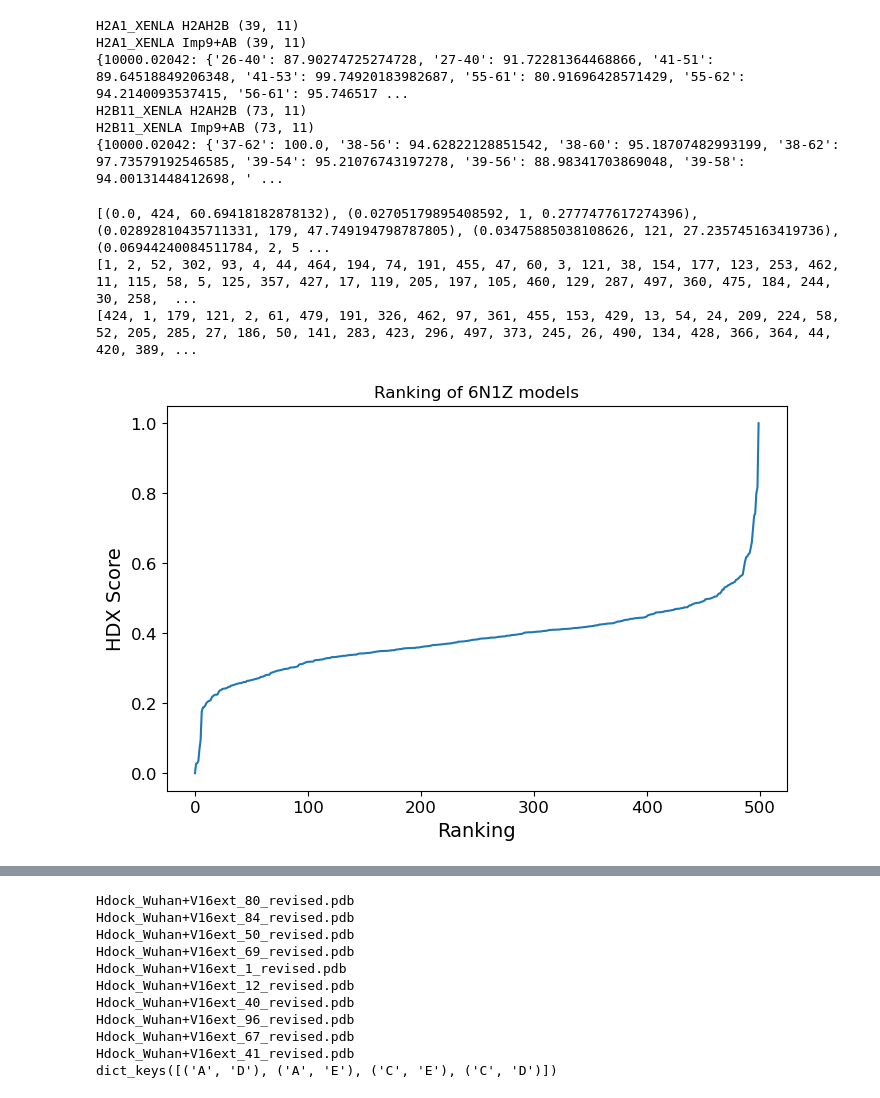
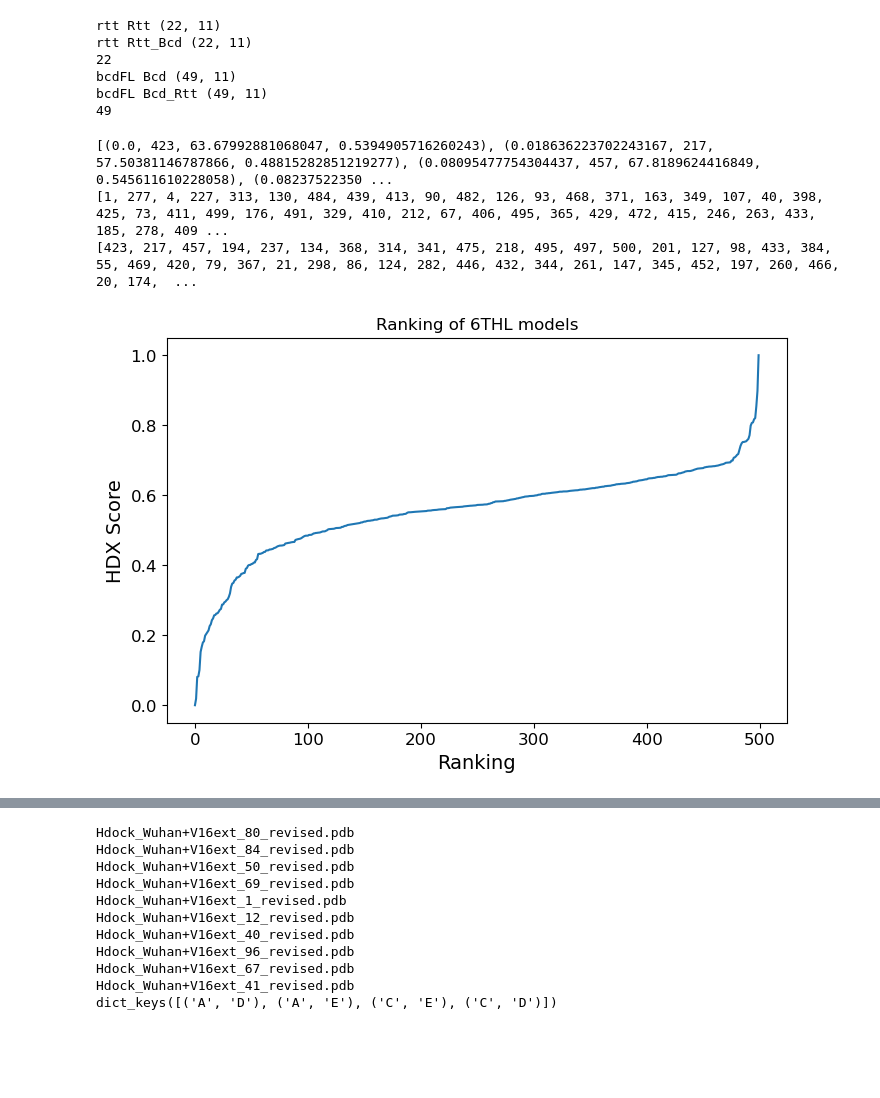
Before and after one commit to SuperChrisW/HDXRank, a Jupyter notebook: script/test.ipynb, the cells around one changed output, grey strips where cells are left out. Drawn from its saved outputs; the diff is of its cells as text; code cells hidden in the pictures; blank space fills up the shorter version.

```diff
--- a/script/test.ipynb
+++ b/script/test.ipynb
@@ -42,8 +43,8 @@ import matplotlib.pyplot as plt
 def get_true_diff(HDX_fpath, apo_states, complex_states):
     def get_weighted_uptake(HDX_df, protein, state, correction):
         temp_HDX_df = HDX_df[(HDX_df['state']==state) & (HDX_df['protein']==protein)]
-        #temp_HDX_df = temp_HDX_df[(temp_HDX_df['log_t']<4) & (temp_HDX_df['log_t']>3)]
-        temp_HDX_df = temp_HDX_df[(temp_HDX_df['log_t']>4)]
+        temp_HDX_df = temp_HDX_df[(temp_HDX_df['log_t']<2) & (temp_HDX_df['log_t']>=1.35 )]
+        #temp_HDX_df = temp_HDX_df[(temp_HDX_df['log_t']==4)]
 
         print(protein, state, temp_HDX_df.shape)
         temp_HDX_df = temp_HDX_df.sort_values(by=['start', 'end'], ascending=[True, True])
@@ -80,24 +81,25 @@ def get_true_diff(HDX_fpath, apo_states, complex_states):
             true_complex[l] = u
         complex_mtx.update(U_complex_mtx)
 
-    print(apo_mtx, complex_mtx)
     true_diff = {}
     diff_mtx = {}
     for key in true_apo.keys():
         if key in true_complex:
             true_diff[key] = true_complex[key] - true_apo[key]
             diff_mtx[key] = {t: complex_mtx[t][key] - apo_mtx[t][key] for t in apo_mtx if key in apo_mtx[t] and key in complex_mtx[t]}
+
+    print(len(true_diff.keys()))
     return true_diff, diff_mtx
 
 # Delta true diff
-apo_states = [('H2A1_XENLA', 'H2AH2B', 0)]
-complex_states = [('H2A1_XENLA', 'Imp9+AB', 0)]
+apo_states = [('rtt', 'Rtt', 0)]
+complex_states = [('rtt', 'Rtt_Bcd', 0)]
 true_diff, diff_RFU_mtx = get_true_diff(HDX_fpath, apo_states, complex_states)
 
 plt.figure(figsize=(30, 15))
 plt.tight_layout()
 plt.subplot(2, 1, 1) # 2 row, 1 columns, 1st subplot
-plt.title(f'6N1Z_B', fontsize=20)
+plt.title(f'6THL_A', fontsize=20)
 
 x_labels = list(true_diff.keys())
 x_positions = np.arange(len(x_labels))  # numerical positions for x-axis
@@ -116,11 +118,11 @@ plt.axhline(y=0, color='r', linestyle='--', label='Zero line')
 plt.grid(True)
 plt.legend()
 
-apo_states = [('H2B11_XENLA', 'H2AH2B', 0)]
-complex_states = [('H2B11_XENLA', 'Imp9+AB', 0)]
+apo_states = [('bcdFL', 'Bcd', 0)]
+complex_states = [('bcdFL', 'Bcd_Rtt', 0)]
 true_diff, diff_RFU_mtx = get_true_diff(HDX_fpath, apo_states, complex_states)
 plt.subplot(2, 1, 2) # 2 row, 1 columns, 1st subplot
-plt.title(f'6N1Z_C', fontsize=20)
+plt.title(f'6THL_B', fontsize=20)
 
 x_labels = list(true_diff.keys())
 x_positions = np.arange(len(x_labels))  # numerical positions for x-axis
@@ -395,7 +395,7 @@ def binary_cross_entropy(y_true, y_pred):
     return bce
 def mean_squared_error(y_true, y_pred, error_limit, d=0.05):
     epsilon = 1e-12
-    weight = ((y_true+epsilon)/d) ** 2 # difference above 0.1 will give higher weight
+    weight = ((y_true)/d+epsilon) ** 2 # difference above 0.1 will give higher weight
     return np.mean((weight * (((y_true - y_pred)/error_limit) ** 2)))
 
 def Inverse_Square_Scale(y, d):
@@ -423,74 +423,84 @@ def get_chi_score(df, complex_batchname, apo_batchname, true_diff):
     x_labels = list(pred_diff.keys())
     y_true = np.array([trim_true_diff[key] for key in x_labels])
     y_pred = np.array([pred_diff[key] for key in x_labels])
+
     if y_true.shape[0] == 0 or y_pred.shape[0] == 0:
         return None
 
     error_limit = 1
     #loss = Inverse_Square_Scale(mean_squared_error(y_true, y_pred, error_limit), 0.01)
-    loss = mean_squared_error(y_true, y_pred, error_limit, d=0.2)
+    loss = mean_squared_error(y_true, y_pred, error_limit, d=0.05)
     return loss
 
-apo_states = [('H2A1_XENLA', 'H2AH2B', 0)]
-complex_states = [('H2A1_XENLA', 'Imp9+AB', 0)]
+apo_states = [('rtt', 'Rtt', 0)]
+complex_states = [('rtt', 'Rtt_Bcd', 0)]
 true_diff_ligand, _ = get_true_diff(HDX_fpath, apo_states, complex_states)
 
-apo_states = [('H2B11_XENLA', 'H2AH2B', 0)]
-complex_states = [('H2B11_XENLA', 'Imp9+AB', 0)]
+apo_states = [('bcdFL', 'Bcd', 0)]
+complex_states = [('bcdFL', 'Bcd_Rtt', 0)]
 true_diff_target, _ = get_true_diff(HDX_fpath, apo_states, complex_states)
 
 pdb_dir = f'/home/lwang/models/HDX_LSTM/data/Latest_test/hdock/structure/{protein_name}'
-ref_model = '6N1Z'
+ref_model = '6THL'
 ref_chains = ['A']
 complex_batches = [f'MODEL_{i}_REVISED' for i in range(1, 501)]
 #structures = preload_pdb_structures(pdb_dir, complex_batches)
 #chain_map = {"A": "A", "C": "C"}
 
-apo_ref = ['6N1Z_BC', '6N1Z_BC']
+apo_ref = ['6THL_A', '6THL_B']
 maes = []
 rmsd = []
 
 for i, batch in tqdm(enumerate(complex_batches)):
     mae_ligand = get_chi_score(average_df, batch, apo_ref[0], true_diff_ligand)
     #mae_ligand = None
     mae_target = get_chi_score(average_df, batch, apo_ref[1], true_diff_target)
-    if mae_target is not None:
+    if mae_target is not None and mae_ligand is not None:
         mae = (mae_ligand + mae_target) / 2
         #mae = mae_target
         maes.append(mae)
         rmsd.append(get_RMSD(pdb_dir, batch, ref_model, ref_chains))
         #dockQ = get_dockQ_score(pdb_dir, batch, ref_model, chain_map=chain_map)
         #rmsd.append(dockQ[1])
 
+score_fpath = '/home/lwang/models/HDOCKlite-v1.1/6THL.out'
+ITscore = []
+with open(score_fpath, 'r') as f:
+    lines = f.readlines()[5:]
+    for line in lines:
+        values = line.strip().split()
+        ITscore.append(float(values[6]))
+ITscore = max_min_scale(ITscore)
+
 maes = max_min_scale(maes)
 batch_id = [int(i.split('_')[1]) for i in complex_batches]
-sorted_batch = sorted(zip(maes, batch_id , rmsd), key=lambda x: x[0], reverse=False)
+sorted_batch = sorted(zip(maes, batch_id , rmsd, ITscore), key=lambda x: x[0], reverse=False)
 print(sorted_batch[:10])
 
-HDX_top30 = [id for _, id, _ in sorted_batch[:50]]
+HDX_top30 = [id for _, id, _, _ in sorted_batch[:50]]
 
-rmsd_sorted = sorted(zip(rmsd, batch_id), key=lambda x: x[0], reverse=False)
-rmsd_top30 = [id for _, id in rmsd_sorted[:50]]
+rmsd_sorted = sorted(zip(rmsd, batch_id, maes, ITscore), key=lambda x: x[0], reverse=False)
+rmsd_top30 = [id for _, id, _,_ in rmsd_sorted[:50]]
 print(rmsd_top30)
 print(HDX_top30)
 
 plt.figure(figsize = (8, 5))
 plt.plot([i[0] for i in sorted_batch])
 plt.ylabel('HDX Score', fontsize=14)
 plt.xlabel('Ranking', fontsize=14)
 plt.title(f'Ranking of {ref_model} models')
 plt.tick_params(axis='both', labelsize=12)
 
 #plt.show()
 plt.savefig(f'/home/lwang/models/HDX_LSTM/data/Latest_test/hdock/hdock_files/{ref_model}_ranking.png')
 # %% [output]
-H2A1_XENLA H2AH2B (39, 11)
-H2A1_XENLA Imp9+AB (39, 11)
-{10000.02042: {'26-40': 87.90274725274728, '27-40': 91.72281364468866, '41-51': 89.64518849206348, '41-53': 99.74920183982687, '55-61': 80.91696428571429, '55-62': 94.2140093537415, '56-61': 95.746517 ...
-H2B11_XENLA H2AH2B (73, 11)
-H2B11_XENLA Imp9+AB (73, 11)
-{10000.02042: {'37-62': 100.0, '38-56': 94.62822128851542, '38-60': 95.18707482993199, '38-62': 97.73579192546585, '39-54': 95.21076743197278, '39-56': 88.98341703869048, '39-58': 94.00131448412698, ' ...
+rtt Rtt (22, 11)
+rtt Rtt_Bcd (22, 11)
+22
+bcdFL Bcd (49, 11)
+bcdFL Bcd_Rtt (49, 11)
+49
-[(0.0, 424, 60.69418182878132), (0.02705179895408592, 1, 0.2777477617274396), (0.02892810435711331, 179, 47.749194798787805), (0.03475885038108626, 121, 27.235745163419736), (0.06944240084511784, 2, 5 ...
-[1, 2, 52, 302, 93, 4, 44, 464, 194, 74, 191, 455, 47, 60, 3, 121, 38, 154, 177, 123, 253, 462, 11, 115, 58, 5, 125, 357, 427, 17, 119, 205, 197, 105, 460, 129, 287, 497, 360, 475, 184, 244, 30, 258,  ...
-[424, 1, 179, 121, 2, 61, 479, 191, 326, 462, 97, 361, 455, 153, 429, 13, 54, 24, 209, 224, 58, 52, 205, 285, 27, 186, 50, 141, 283, 423, 296, 497, 373, 245, 26, 490, 134, 428, 366, 364, 44, 420, 389, ...
+[(0.0, 423, 63.67992881068047, 0.5394905716260243), (0.018636223702243167, 217, 57.50381146787866, 0.48815282851219277), (0.08095477754304437, 457, 67.8189624416849, 0.545611610228058), (0.08237522350 ...
+[1, 277, 4, 227, 313, 130, 484, 439, 413, 90, 482, 126, 93, 468, 371, 163, 349, 107, 40, 398, 425, 73, 411, 499, 176, 491, 329, 410, 212, 67, 406, 495, 365, 429, 472, 415, 246, 263, 433, 185, 278, 409 ...
+[423, 217, 457, 194, 237, 134, 368, 314, 341, 475, 218, 495, 497, 500, 201, 127, 98, 433, 384, 55, 469, 420, 79, 367, 21, 298, 86, 124, 282, 446, 432, 344, 261, 147, 345, 452, 197, 260, 466, 20, 174,  ...
-[figure, old version]
+[figure, new version]
```
Also changed, not shown: parts of 20 cells of this notebook, 10 other files.
